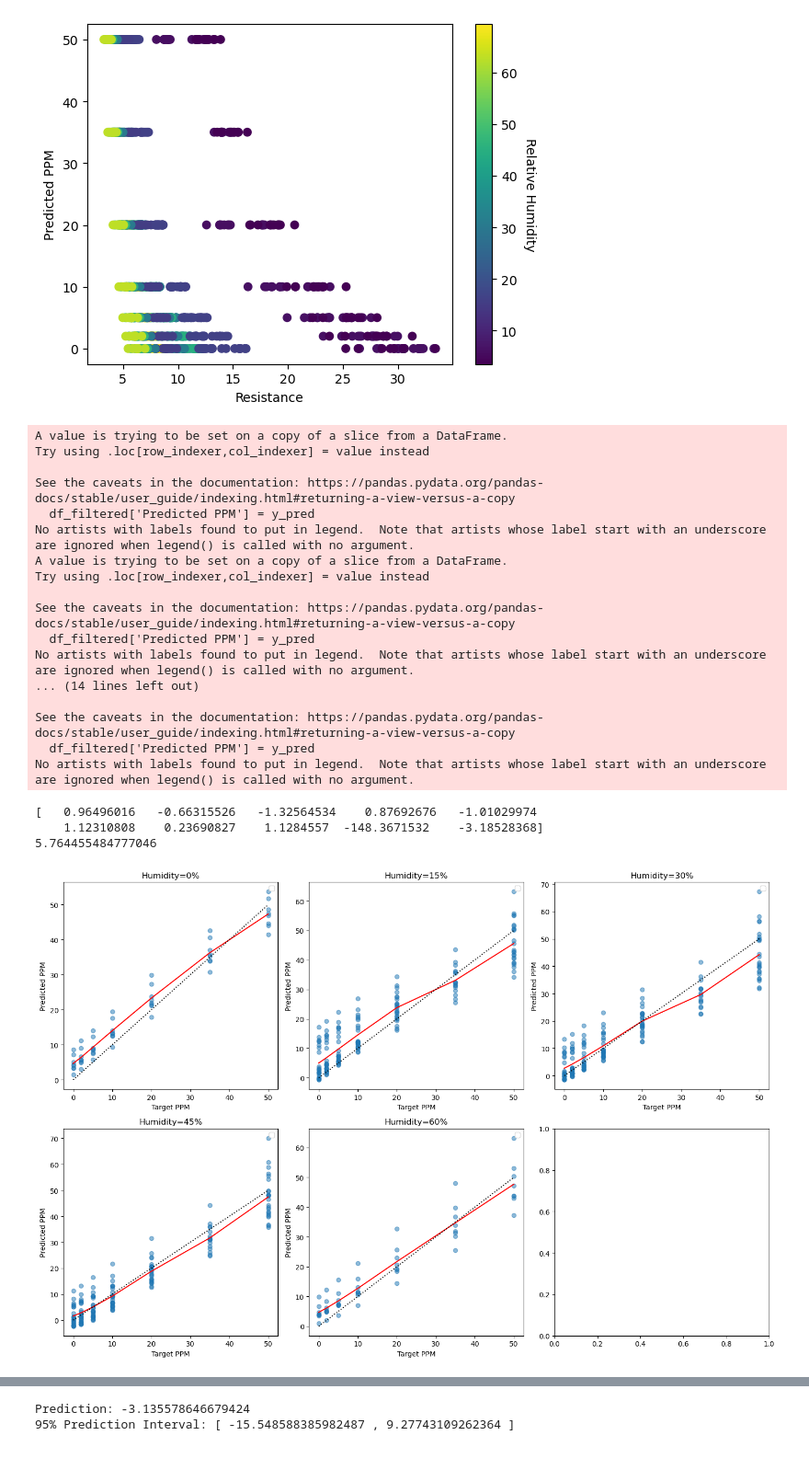
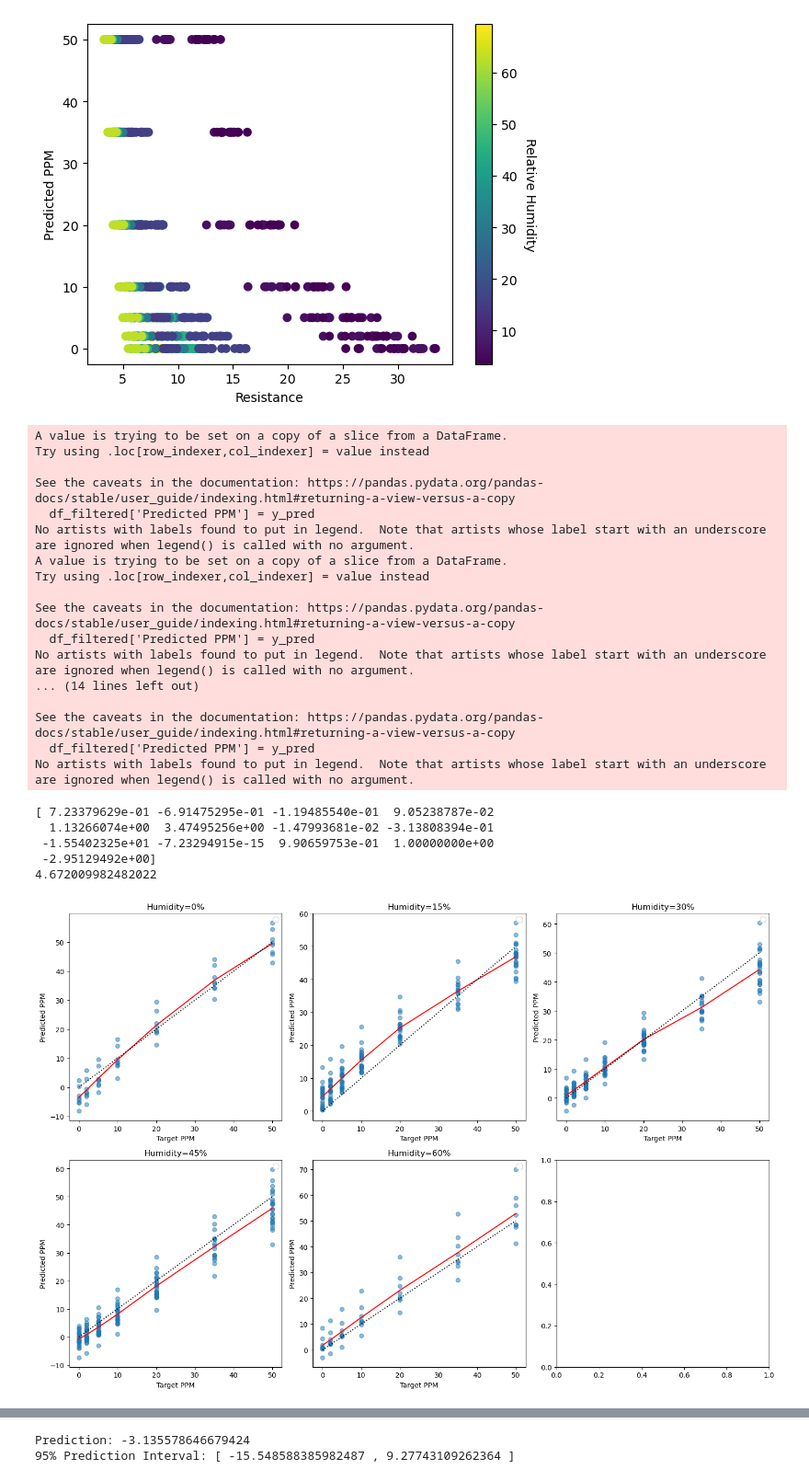
Before and after one commit to Coopsims/MethaneDataScience, a Jupyter notebook: Ben's Analysis/Equation Generation.ipynb, the cells around one changed output, grey strips where cells are left out. Shown at 92% size. Cells and saved outputs as stored; diff of their text form; code cells hidden in the pictures.

```diff
--- a/Ben's Analysis/Equation Generation.ipynb
+++ b/Ben's Analysis/Equation Generation.ipynb
@@ -78,13 +79,15 @@ plt.show()
 # a**((((-1*R)/(H**b))*c)+(-1*H*d)+(-1*T*e)+(((-1)/(T*f*H**g))*h)+i)+j 8.2
 # a**((((-1*R)/(H**b))*c)+(-1*H*d)+(-1*T*e)+(((-1*T*f)/(H**g))*h)+i)+j 8.3
 
+#a**((((-1*R)/(H**b))*c)+(-1*H*d)+(-1*T*e)+(((-1*T*f)/(H**g))*h)+i)+j*np.exp(T*k)+m 8.5
 
-def funkEQ(X, a, b,c,d,e,f,g,h,i,j):
+
+def funkEQ(X, a, b,c,d,e,f,g,h,i,j,k,l,m):
     R, H, T = X
     with np.errstate(over='ignore'):
-        stuff=a**((((-1*R)/(H**b))*c)+(-1*H*d)+(-1*T*e)+(((-1*T*f)/(H**g))*h)+i)+j
+        stuff=a**((((-1*R)/(H**b))*c)+(-1*H*d)+(-1*T*e)+(((-1*T*f)/(H**g))*h)+i)+j*np.exp(T*k)+m
     return stuff
-p0 = 1, 1, 1, 1, 1,1,1,1,1,1
+p0 = 1, 1, 1, 1, 1,1,1,1,1,1,1,1,1
 
 def residual(params, X, y):
     return np.sum((y - funkEQ(X, *params))**2)
@@ -172,39 +175,48 @@ for i, H in enumerate(humidity_values):
     axs[i].set_xlabel('Target PPM')
     axs[i].set_ylabel('Predicted PPM')
     axs[i].set_title(f'Humidity={H}%')
 
 plt.tight_layout()  # Adjust layout to prevent overlapping
 plt.show()
 
 #############
 #Funk7.1 RMSE: 7.76      R2: 0.776       Note: Works for all humidity tested
 #Funk6.5 RMSE: 10.06     R2: 0.49        Note: Does not work for 0% humidity
 #Bast    RMSE: 10.12     R2: 0.57        Note: Does Terrible at 0PPM
-#
-#
+#[ 9.71159562e-01 -6.64199093e-01 -1.65193120e+00  1.11963674e+00
+# -2.50605074e+00  1.66382050e+00  8.22882184e-02  1.67439318e+00
+# -1.81002233e+02 -2.80620571e+00]
+#[ 9.63056173e-01 -6.82953695e-01 -1.34960040e+00  9.92613769e-01
+# -2.11797991e+00  1.52369294e+00  1.10584948e-01  1.54433916e+00
+# -1.44942697e+02 -2.22342189e+00]
+# [ 9.48139380e-01 -6.79941782e-01 -9.24165423e-01  6.96117499e-01
+# -5.98266903e+00  2.47273598e+00  2.31827381e-02  2.47209744e+00
+# -1.01764616e+02 -1.92126651e+00]
 #############
 # %% [output]
 A value is trying to be set on a copy of a slice from a DataFrame.
 Try using .loc[row_indexer,col_indexer] = value instead
 
 See the caveats in the documentation: https://pandas.pydata.org/pandas-docs/stable/user_guide/indexing.html#returning-a-view-versus-a-copy
   df_filtered['Predicted PPM'] = y_pred
 No artists with labels found to put in legend.  Note that artists whose label start with an underscore are ignored when legend() is called with no argument.
 A value is trying to be set on a copy of a slice from a DataFrame.
 Try using .loc[row_indexer,col_indexer] = value instead
 
 See the caveats in the documentation: https://pandas.pydata.org/pandas-docs/stable/user_guide/indexing.html#returning-a-view-versus-a-copy
   df_filtered['Predicted PPM'] = y_pred
 No artists with labels found to put in legend.  Note that artists whose label start with an underscore are ignored when legend() is called with no argument.
 ... (14 lines left out)
 
 See the caveats in the documentation: https://pandas.pydata.org/pandas-docs/stable/user_guide/indexing.html#returning-a-view-versus-a-copy
   df_filtered['Predicted PPM'] = y_pred
 No artists with labels found to put in legend.  Note that artists whose label start with an underscore are ignored when legend() is called with no argument.
-[   0.96496016   -0.66315526   -1.32564534    0.87692676   -1.01029974
-    1.12310808    0.23690827    1.1284557  -148.3671532    -3.18528368]
-5.764455484777046
+[ 7.23379629e-01 -6.91475295e-01 -1.19485540e-01  9.05238787e-02
+  1.13266074e+00  3.47495256e+00 -1.47993681e-02 -3.13808394e-01
+ -1.55402325e+01 -7.23294915e-15  9.90659753e-01  1.00000000e+00
+ -2.95129492e+00]
+4.672009982482022
-[figure, old version]
+[figure, new version]
 # %%
 # Extract the X values for the curve fitting
 X_values = (xDataResistance, xDataRH, xDataTemp)
```
Also changed, not shown: parts of 4 cells of this notebook, 1 other file.
